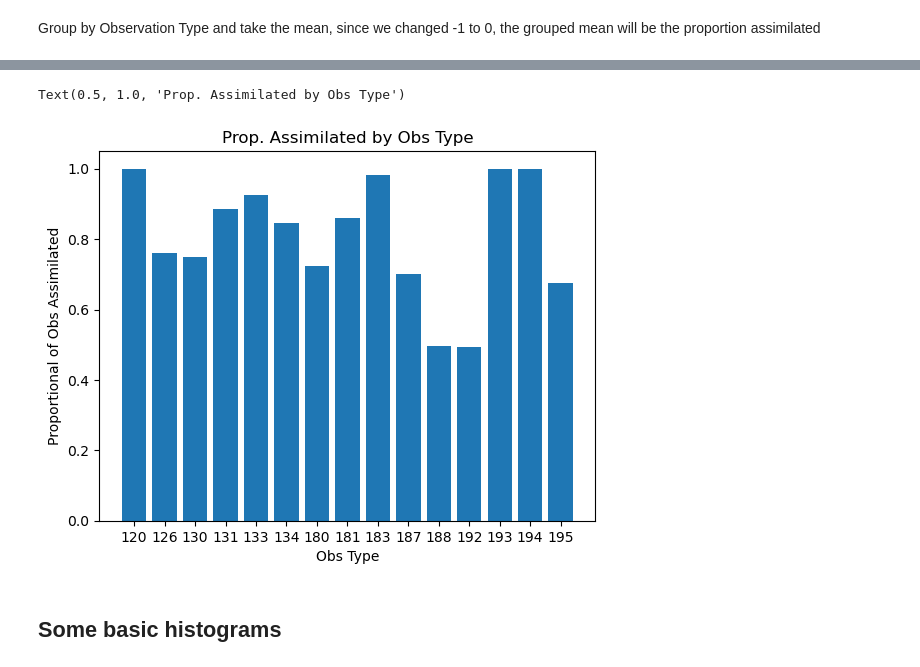
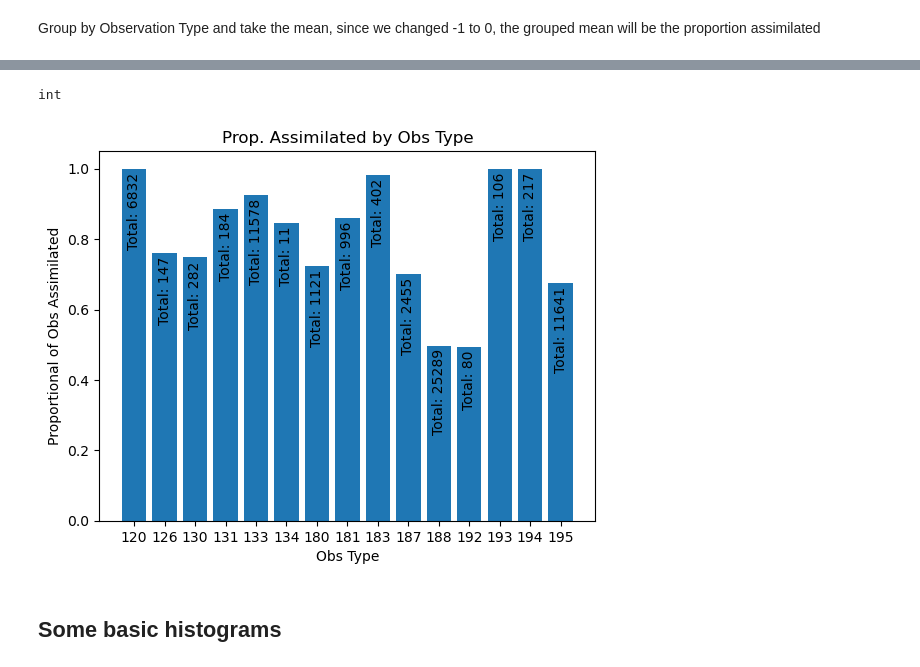
Before and after one commit to NOAA-GSL/pyDAmonitor, a Jupyter notebook: diag_files_explore.ipynb, the cells around one changed output, grey strips where cells are left out. Drawn from its saved outputs; the diff is of its cells as text; code cells hidden in the pictures.

Commit message:
rm some not needed files and add a few plots

```diff
--- a/diag_files_explore.ipynb
+++ b/diag_files_explore.ipynb
@@ -51,4 +51,4 @@ data.loc[data['Analysis_Use_Flag'] == -1, 'Analysis_Use_Flag'] = 0
 Group by Observation Type and take the mean, since we changed -1 to 0, the grouped mean will be the proportion assimilated
 # %%
 prop_assim_by_obs_type = pd.DataFrame(data.groupby('Observation_Type')['Analysis_Use_Flag'].mean())
-# prop_assim_by_obs_type
+total_assim_by_obs_type = pd.DataFrame(data.groupby('Observation_Type')['Analysis_Use_Flag'].sum())
@@ -55,14 +75,25 @@ prop_assim_by_obs_type = pd.DataFrame(data.groupby('Observation_Type')['Analysis
+# %%
+i = 1
+type(i)
+# %% [output]
+int
 # %%
 # Create the bar plot
-plt.bar(range(len(prop_assim_by_obs_type['Analysis_Use_Flag'])), prop_assim_by_obs_type['Analysis_Use_Flag'], tick_label=prop_assim_by_obs_type.index)
+bars = plt.bar(range(len(prop_assim_by_obs_type['Analysis_Use_Flag'])), prop_assim_by_obs_type['Analysis_Use_Flag'], tick_label=prop_assim_by_obs_type.index)
 
 # Add labels and title as necessary
 plt.xlabel('Obs Type')
 plt.ylabel('Proportional of Obs Assimilated')
 plt.title('Prop. Assimilated by Obs Type')
+
+# Add the total count on top of each bar
+for i, bar in enumerate(bars):
+    height = bar.get_height()
+    total_count = total_assim_by_obs_type['Analysis_Use_Flag'].iloc[i].astype(int)
+    plt.text(bar.get_x() + bar.get_width() / 2, height - 0.01, f'{'Total: ' + str(total_count)}',
+             ha='center', va='top', rotation=90)
 # %% [output]
-Text(0.5, 1.0, 'Prop. Assimilated by Obs Type')
-[figure, old version]
+[figure, new version]
 # %% [markdown]
 ## Some basic histograms
 # %%
```
Also changed, not shown: parts of 1 cell of this notebook, 2 other files.
